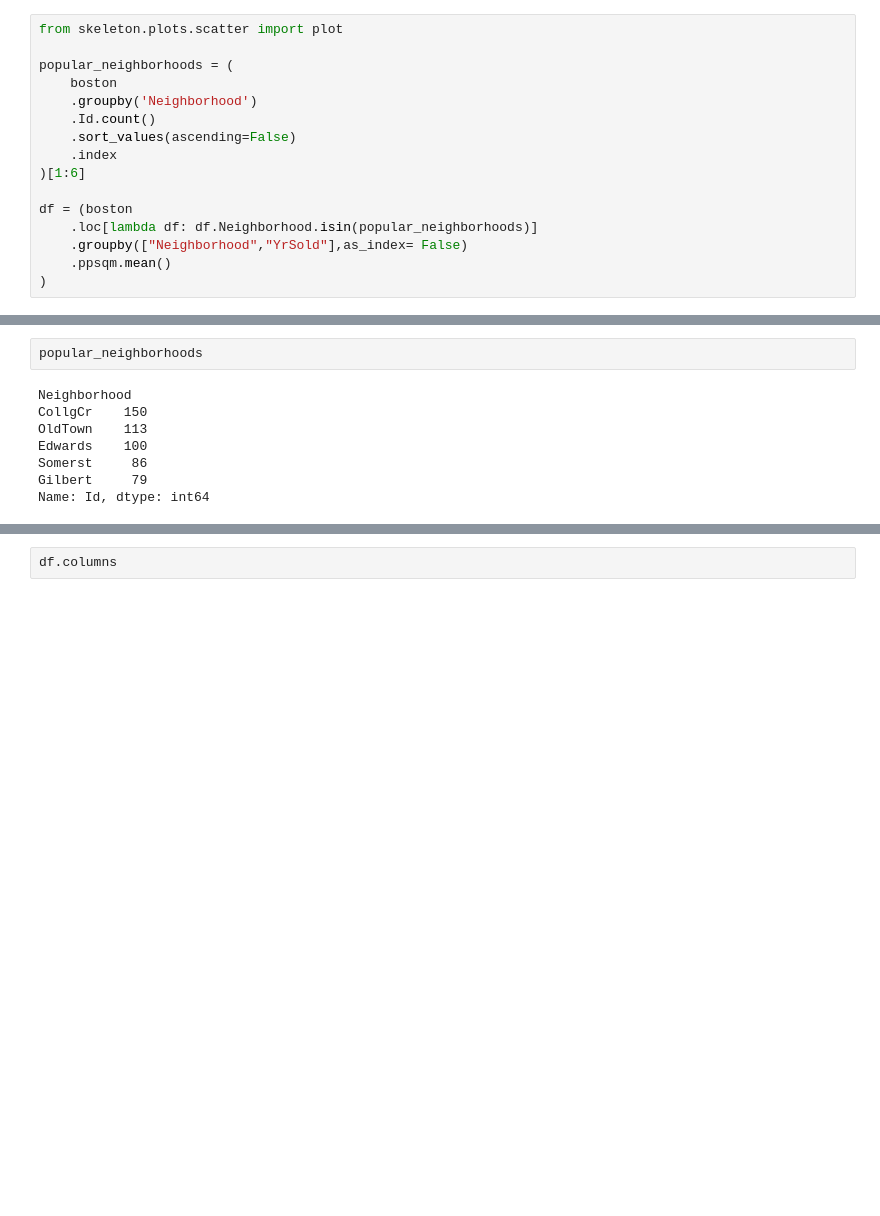
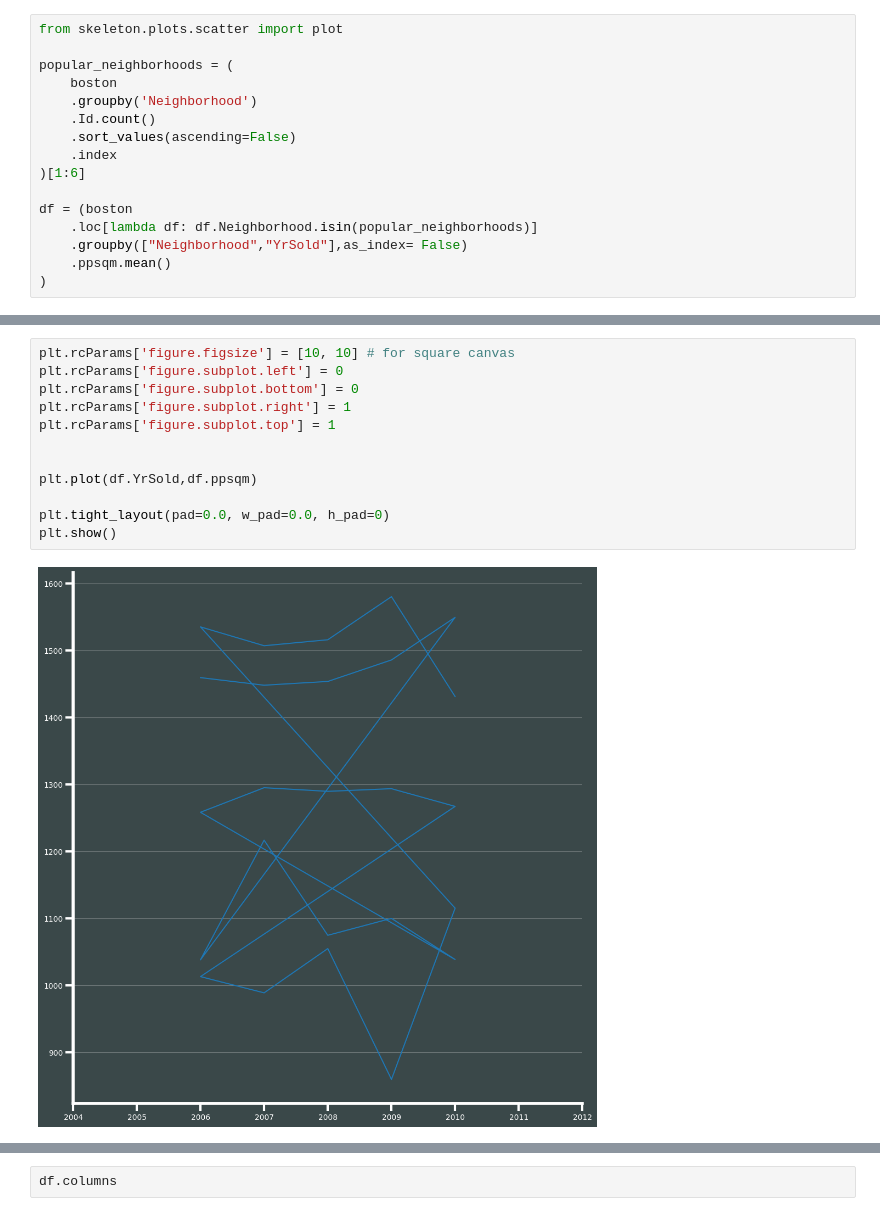
Before and after one commit to ismaelcv/skeleton, a Jupyter notebook: notebooks/plot_execution.ipynb, the cells around one changed output, grey strips where cells are left out. Saved outputs shown, nothing was run; the diff lists cells and outputs as text; blank space fills up the shorter version.

```diff
--- a/notebooks/plot_execution.ipynb
+++ b/notebooks/plot_execution.ipynb
@@ -103,10 +207,14 @@ Name: Neighborhood, Length: 1460, dtype: object
 # %%
-popular_neighborhoods
+plt.rcParams['figure.figsize'] = [10, 10] # for square canvas
+plt.rcParams['figure.subplot.left'] = 0
+plt.rcParams['figure.subplot.bottom'] = 0
+plt.rcParams['figure.subplot.right'] = 1
+plt.rcParams['figure.subplot.top'] = 1
+
+
+plt.plot(df.YrSold,df.ppsqm)
+
+plt.tight_layout(pad=0.0, w_pad=0.0, h_pad=0)
+plt.show()
 # %% [output]
-Neighborhood
-CollgCr    150
-OldTown    113
-Edwards    100
-Somerst     86
-Gilbert     79
-Name: Id, dtype: int64
+[figure, added]
```
Also changed, not shown: parts of 20 cells of this notebook, 7 other files.
